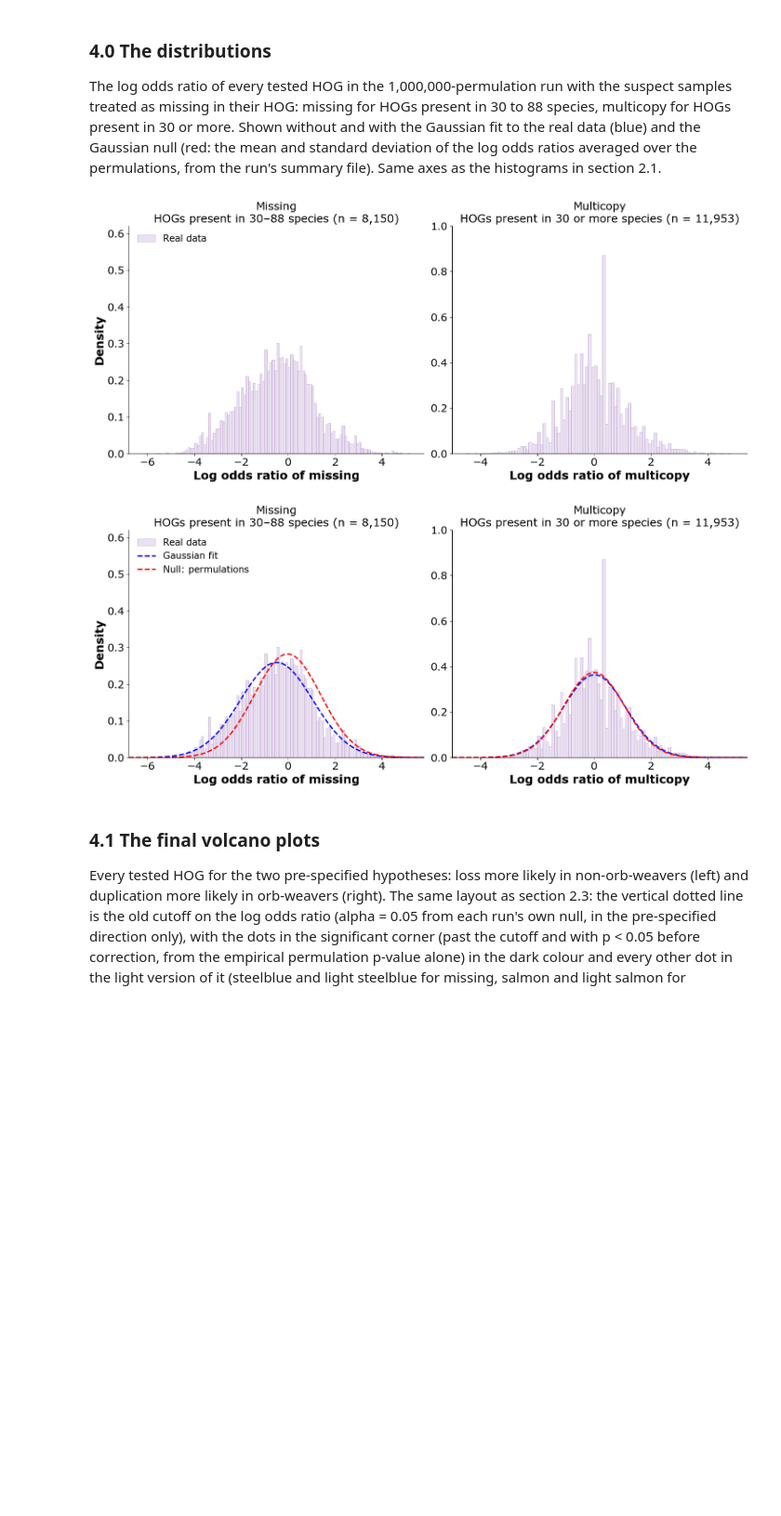
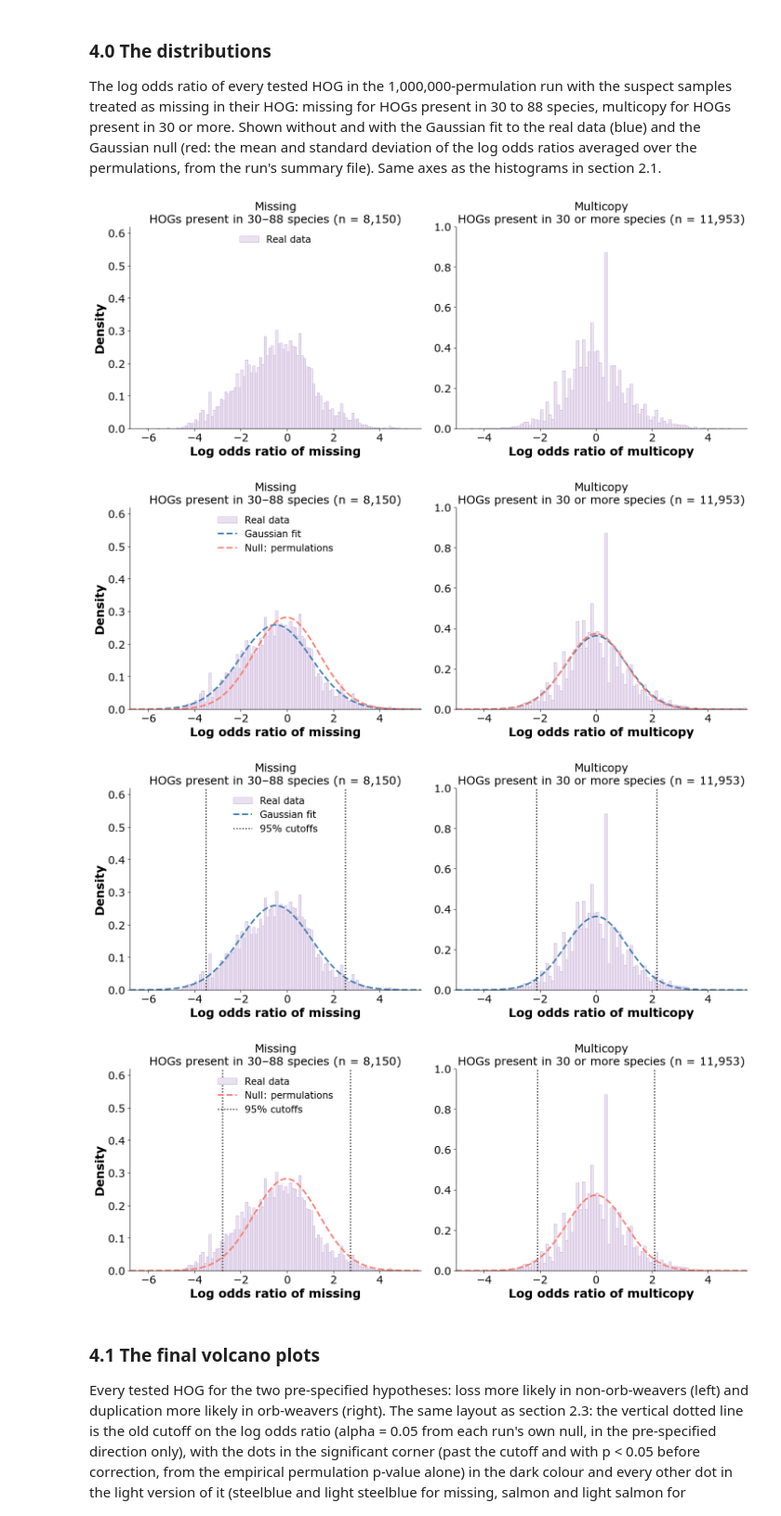
Before and after one commit to GordusLab/orb-selection, a Jupyter notebook: scripts/07_figures_tables/Odds Ratio Test Plots.ipynb, the cells around one changed output. Shown at 93% size. Drawn from its saved outputs; the diff is of its cells as text; code cells hidden in the pictures; blank space fills up the shorter version.

```diff
--- a/scripts/07_figures_tables/Odds Ratio Test Plots.ipynb
+++ b/scripts/07_figures_tables/Odds Ratio Test Plots.ipynb
@@ -152,9 +152,20 @@ def count_transitions(labelings):
     return np.minimum(c0[r], c1[r])
 
 
-def save(name, transparent=True):
-    """Save a figure to the talk folder; transparent=False gives a white background (volcano plots and histograms)."""
-    plt.savefig(os.path.join(pres, name), dpi=300, bbox_inches="tight", transparent=transparent, facecolor="auto" if transparent else "white")
+def save(name, transparent=True, tight=True):
+    """Save a figure to the talk folder; transparent=False gives a white background (volcano plots and histograms); tight=False keeps the canvas as drawn (no cropping)."""
+    plt.savefig(os.path.join(pres, name), dpi=300, bbox_inches="tight" if tight else None, transparent=transparent, facecolor="auto" if transparent else "white")
+
+
+# Histograms and volcano plots share their x limits and their panel layout, so the two kinds of figure line up exactly when stacked or swapped in a slide
+XLIM = {"loss": (-6.8, 5.8), "dup": (-5.0, 5.4)}
+
+
+def two_panel_figure(sharey=False):
+    """Missing / multicopy panels with fixed margins (draw with this, save with tight=False): every histogram and volcano plot gets identical axes boxes."""
+    fig, axs = plt.subplots(1, 2, figsize=(15, 6.6), sharey=sharey)
+    fig.subplots_adjust(left=0.085, right=0.985, bottom=0.17, top=0.84, wspace=0.12)
+    return fig, axs
 
 
 print(f"{len(species)} species, {int(true_labels.sum())} orb-weavers; the true labeling needs {count_transitions(true_labels[:, None])[0]} state changes on the tree")
@@ -567,53 +576,61 @@ The log odds ratio of every tested HOG in the 1,000,000-permulation run with the
 import re
 ort_1M_flagged_dir = os.path.join(repo_root, "results/odds_ratio_test/Results_Nov02/Run5_occ_30-88_1000000x_1M_flags_strong_moderate")
 from scipy.stats import norm
 
 def run_summary(run_dir):
     """Permulation count, the run's own null (average mean / sd over the permulations) and alpha cutoffs, read from its results_summary.txt."""
     s = open(os.path.join(run_dir, "results_summary.txt")).read()
     num = r"(-?\d+\.\d+)"
     out = {"n_perm": int(re.search(r"with (\d+) repetitions", s).group(1))}
     for key, name in (("loss", "loss"), ("dup", "duplication")):
         out[key] = {"null_mean": float(re.search(rf"Permulated average mean, {name}: {num}", s).group(1)),
                     "null_sd": float(re.search(rf"Permulated average standard deviation, {name}: {num}", s).group(1)),
                     "cutoffs": [float(v) for v in re.search(rf"alpha threshold, {name}: \[{num}, {num}\]", s).groups()]}
     return out
 
-FINAL_HIST_AXES = {"loss": dict(xlim=(-6.8, 5.8), ylim=(0, 0.62)), "dup": dict(xlim=(-5.0, 5.4), ylim=(0, 1.0))}     # same axes as the method-history histograms
+FINAL_HIST_YLIM = {"loss": (0, 0.62), "dup": (0, 1.0)}
+Z95 = norm.ppf(1 - 0.05 / 2)                              # two-sided alpha = 0.05, as in the test
 
-def final_histogram(run_dir, filename, with_curves, null_label="Null: permulations", show_cutoffs=False):
+def final_histogram(run_dir, filename, show_fit=False, show_null=False, cutoffs=None, null_label="Null: permulations"):
+    """Histogram of the real log odds ratios of the tested HOGs. show_fit: Gaussian fit to the real data (steelblue); show_null: the permulation null (salmon).
+    cutoffs: None, "fit" (95% interval of the Gaussian fit to the real data) or "null" (the run's alpha cutoffs: the permulated mean +- 1.96 sd, averaged over the permulations)."""
     res = pd.read_csv(os.path.join(run_dir, "results_all.csv"), index_col="HOG")
     info = run_summary(run_dir)
     tested = {"loss": res.loc[(res.Occupancy >= 30) & (res.Occupancy <= 88), "Log odds ratio of loss"].to_numpy(),
               "dup": res.loc[res.Occupancy >= 30, "Log odds ratio of duplication"].to_numpy()}
-    occ = {"loss": "30–88", "dup": "30 or more"}
-    fig, axs = plt.subplots(1, 2, figsize=(15, 6.6))
+    occ = {"loss": "30\u201388", "dup": "30 or more"}
+    fig, axs = two_panel_figure()
     for ax, key, xlabel, title in ((axs[0], "loss", "Log odds ratio of missing", "Missing"), (axs[1], "dup", "Log odds ratio of multicopy", "Multicopy")):
         x = tested[key]
-        ax.hist(x, bins=np.arange(-7, 7.01, 0.1), density=True, color=HIST_FILL, edgecolor=HIST_EDGE, linewidth=0.6, label="Real data")
-        g = np.linspace(*FINAL_HIST_AXES[key]["xlim"], 400)
-        if with_curves:
-            ax.plot(g, norm.pdf(g, x.mean(), x.std()), color="blue", lw=2.2, ls="--", label="Gaussian fit")
-            ax.plot(g, norm.pdf(g, info[key]["null_mean"], info[key]["null_sd"]), color="red", lw=2.2, ls="--", label=null_label)
-        if show_cutoffs:
-            for c in info[key]["cutoffs"]: ax.axvline(c, color="black", ls=":", lw=1.8, label="Cutoffs" if c == info[key]["cutoffs"][0] else None)
+        ax.hist(x, bins=np.arange(-8, 8.01, 0.1), density=True, color=HIST_FILL, edgecolor=HIST_EDGE, linewidth=0.6, label="Real data")
+        g = np.linspace(*XLIM[key], 400)
+        if show_fit:
+            ax.plot(g, norm.pdf(g, x.mean(), x.std()), color=COL_BG, lw=2.6, ls="--", label="Gaussian fit")
+        if show_null:
+            ax.plot(g, norm.pdf(g, info[key]["null_mean"], info[key]["null_sd"]), color=COL_FG, lw=2.6, ls="--", label=null_label)
+        if cutoffs:
+            lo, hi = (x.mean() - Z95 * x.std(), x.mean() + Z95 * x.std()) if cutoffs == "fit" else info[key]["cutoffs"]
+            for c in (lo, hi): ax.axvline(c, color="black", ls=":", lw=1.8, label="95% cutoffs" if c == lo else None)
         ax.set_title(f"{title}\nHOGs present in {occ[key]} species (n = {len(x):,})", fontsize=18)
         ax.set_xlabel(xlabel, fontsize=19, fontweight="bold")
-        ax.set_xlim(*FINAL_HIST_AXES[key]["xlim"]); ax.set_ylim(*FINAL_HIST_AXES[key]["ylim"])
+        ax.set_xlim(*XLIM[key]); ax.set_ylim(*FINAL_HIST_YLIM[key])
         ax.tick_params(labelsize=17)
         for side in ("top", "right"): ax.spines[side].set_visible(False)
     axs[0].set_ylabel("Density", fontsize=19, fontweight="bold")
-    axs[0].legend(fontsize=15, frameon=False, loc="upper left")
-    plt.tight_layout()
-    save(filename, transparent=False)
+    axs[0].legend(fontsize=15, frameon=False, loc="upper center")           # between the two cutoff lines, clear of both
+    save(filename, transparent=False, tight=False)
     plt.show()
 
-# 1,000,000 permulations (the null is the average over the permulations; the Gaussian fit is to the real log odds ratios)
-final_histogram(ort_1M_flagged_dir, "final_hist_1M.png", with_curves=False)
-final_histogram(ort_1M_flagged_dir, "final_hist_1M_fit_null.png", with_curves=True)
+# 1,000,000 permulations (suspect samples treated as missing): the data alone, with both curves, with the Gaussian fit and its 95% cutoffs, with the permulation null and its cutoffs
+final_histogram(ort_1M_flagged_dir, "final_hist_1M.png")
+final_histogram(ort_1M_flagged_dir, "final_hist_1M_fit_null.png", show_fit=True, show_null=True)
+final_histogram(ort_1M_flagged_dir, "final_hist_1M_fit_ci.png", show_fit=True, cutoffs="fit")
+final_histogram(ort_1M_flagged_dir, "final_hist_1M_null_ci.png", show_null=True, cutoffs="null")
 # %% [output]
-[figure, old version]
+[figure, new version]
-[figure, old version]
+[figure, new version]
+[figure, added]
+[figure, added]
 # %% [markdown]
 ### 4.1 The final volcano plots
 
```
Also changed, not shown: parts of 3 cells of this notebook, 1 other file.
